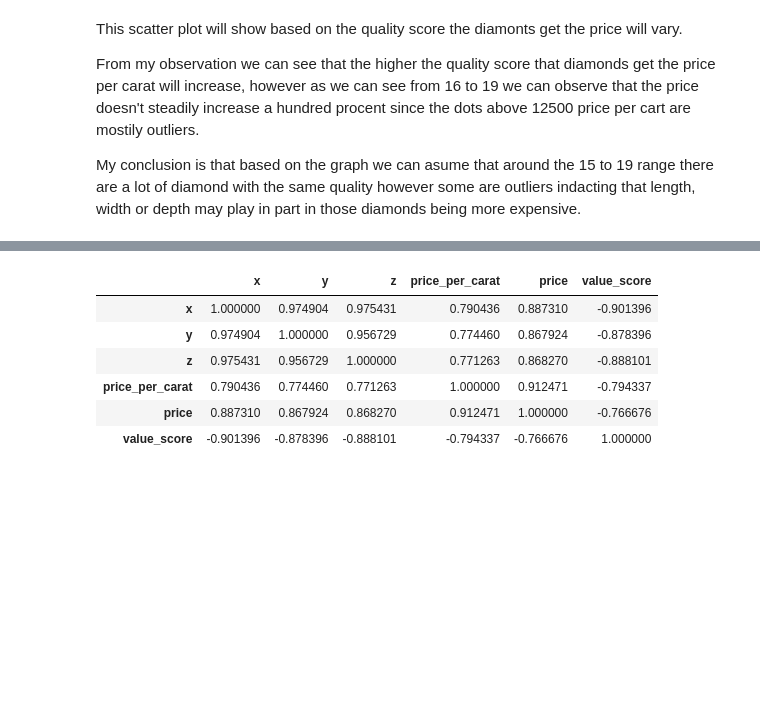
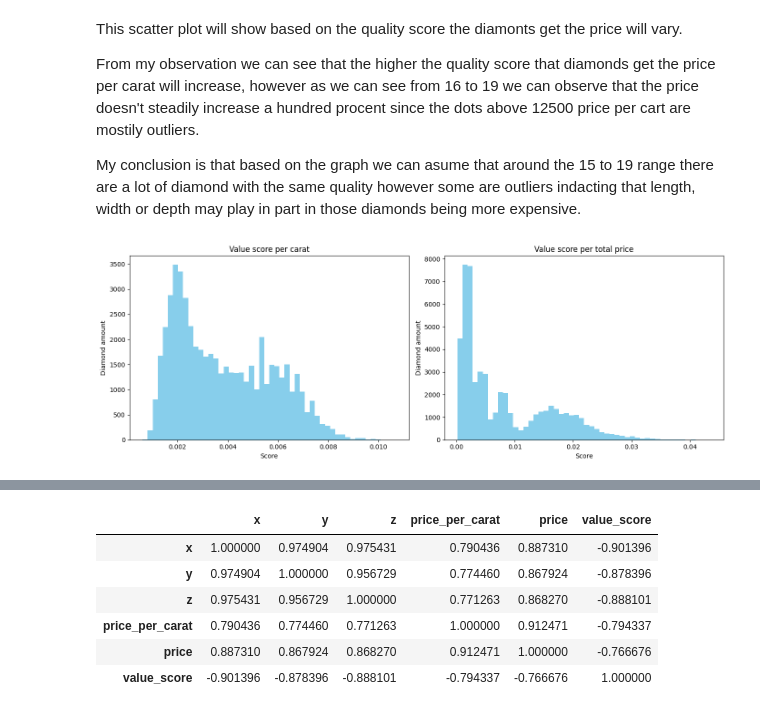
Before and after one commit to TimBjorkegren/Diamonds_Streamlit, a Jupyter notebook: jupyter_diamonds.ipynb, the cells around one changed output, grey strips where cells are left out. Drawn from its saved outputs; the diff is of its cells as text; code cells hidden in the pictures; blank space fills up the shorter version.

```diff
--- a/jupyter_diamonds.ipynb
+++ b/jupyter_diamonds.ipynb
@@ -358,8 +358,25 @@ From my observation we can see that the higher the quality score that diamonds g
 My conclusion is that based on the graph we can asume that around the 15 to 19 range there are a lot of diamond with the same quality however some are outliers indacting that length, width or depth may play in part in those diamonds being more expensive.
 # %%
 data_diamonds['value_score'] = data_diamonds['quality_total_score'] / data_diamonds['price_per_carat']
+
+data_diamonds['value_score_price'] = data_diamonds['quality_total_score'] / data_diamonds['price']
 
 #Grouping all diamonds that have the same qualities into groupes and then taking the median value
 median_value = data_diamonds.groupby(['cut', 'color', 'clarity', 'quality_total_score'])['value_score'].median().reset_index()
 
 top_value = median_value.sort_values(by='value_score', ascending=False).head(10)
+# %%
+fig, ax = plt.subplots(1, 2, figsize=(14, 5))
+ax[0].hist(data_diamonds['value_score'], bins=50, color='skyblue')
+ax[0].set_title('Value score per carat')
+ax[0].set_xlabel('Score')
+ax[0].set_ylabel('Diamond amount')
+
+ax[1].hist(data_diamonds['value_score_price'], bins=50, color='skyblue')
+ax[1].set_title('Value score per total price')
+ax[1].set_xlabel('Score')
+ax[1].set_ylabel('Diamond amount')
+
+plt.tight_layout()
+# %% [output]
+[figure, added]
```
Also changed, not shown: parts of 3 cells of this notebook.
